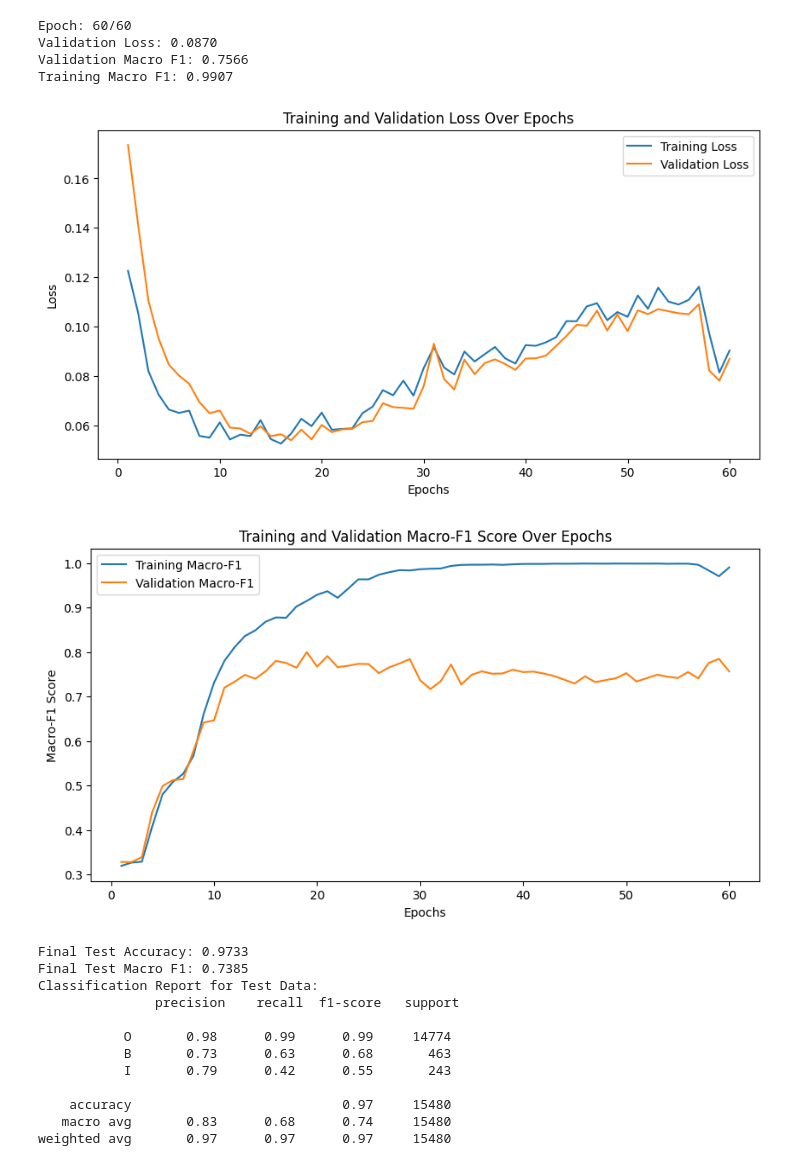
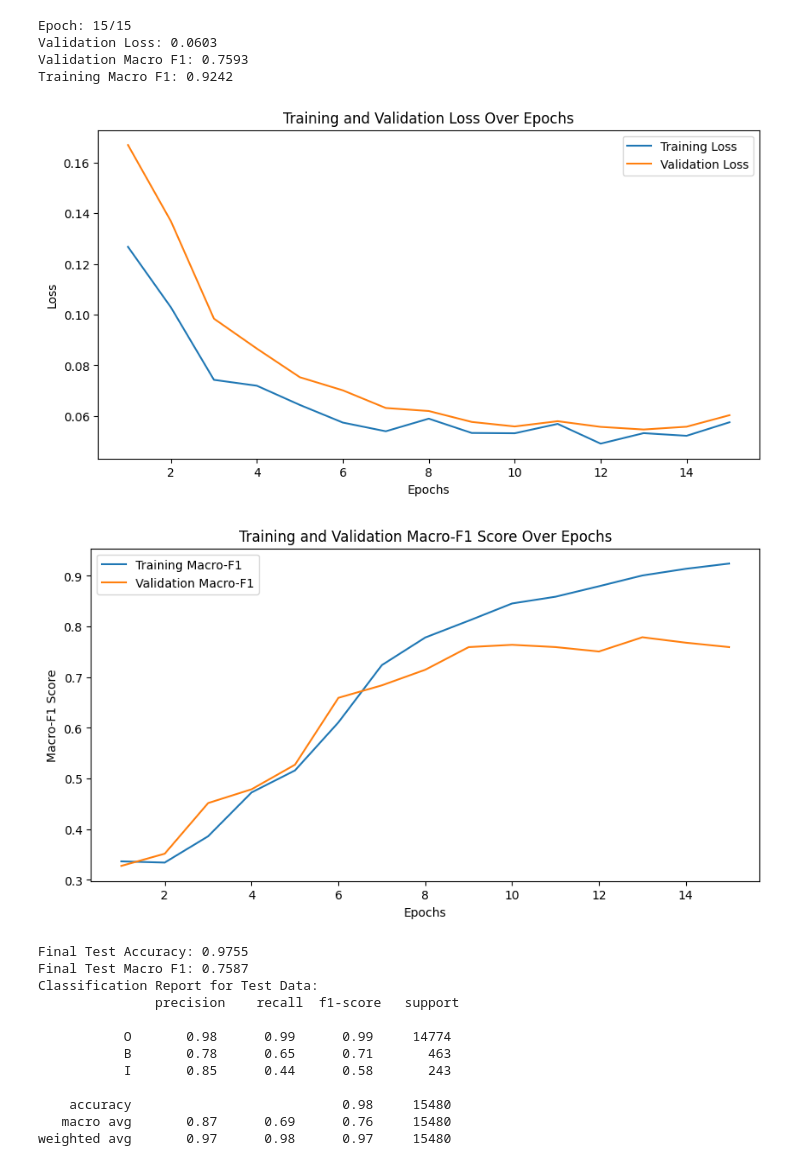
Before and after one commit to hyouteki/lanat, a Jupyter notebook: bio_encoding/dataset_2/biLSTM.ipynb, the cells around one changed output. Cells and saved outputs as stored; diff of their text form; code cells hidden in the pictures.

```diff
--- a/bio_encoding/dataset_2/biLSTM.ipynb
+++ b/bio_encoding/dataset_2/biLSTM.ipynb
@@ -79,5 +79,5 @@ class BiLSTMCRF(nn.Module):
     def calculate_crf_loss(self, emissions, tags):
         return -self.crf(emissions, tags)
 # %%
-run(load_glove_embeddings, 300, "../word_embeddings/glove.6B.300d.txt", BiLSTMCRF, "biLSTM_glove",18)
+run(load_glove_embeddings, 300, "../word_embeddings/glove.6B.300d.txt", BiLSTMCRF, "biLSTM_glove",10)
 # %% [output]
@@ -102,3 +85,3 @@ weighted avg       0.97      0.97      0.97     15480
 # %%
-run(load_word2vec_embeddings, 300, "../word_embeddings/GoogleNews-vectors-negative300.bin", BiLSTMCRF, "biLSTM_word2vec",18)
+run(load_word2vec_embeddings, 300, "../word_embeddings/GoogleNews-vectors-negative300.bin", BiLSTMCRF, "biLSTM_word2vec",15)
 # %% [output]
@@ -123,21 +106,21 @@ weighted avg       0.97      0.97      0.97     15480
 # %%
-run(load_fasttext_embeddings, 300, "../word_embeddings/wiki-news-300d-1M.vec", BiLSTMCRF, "biLSTM_fasttext",60)
+run(load_fasttext_embeddings, 300, "../word_embeddings/wiki-news-300d-1M.vec", BiLSTMCRF, "biLSTM_fasttext",15)
 # %% [output]
-Epoch: 60/60
-Validation Loss: 0.0870
-Validation Macro F1: 0.7566
-Training Macro F1: 0.9907
+Epoch: 15/15
+Validation Loss: 0.0603
+Validation Macro F1: 0.7593
+Training Macro F1: 0.9242
-[figure, old version]
+[figure, new version]
-[figure, old version]
+[figure, new version]
-Final Test Accuracy: 0.9733
-Final Test Macro F1: 0.7385
+Final Test Accuracy: 0.9755
+Final Test Macro F1: 0.7587
 Classification Report for Test Data:
                precision    recall  f1-score   support
 
            O       0.98      0.99      0.99     14774
-           B       0.73      0.63      0.68       463
-           I       0.79      0.42      0.55       243
+           B       0.78      0.65      0.71       463
+           I       0.85      0.44      0.58       243
 
-    accuracy                           0.97     15480
-   macro avg       0.83      0.68      0.74     15480
-weighted avg       0.97      0.97      0.97     15480
+    accuracy                           0.98     15480
+   macro avg       0.87      0.69      0.76     15480
+weighted avg       0.97      0.98      0.97     15480
```
Also changed, not shown: parts of 2 cells of this notebook, 30 other files.
